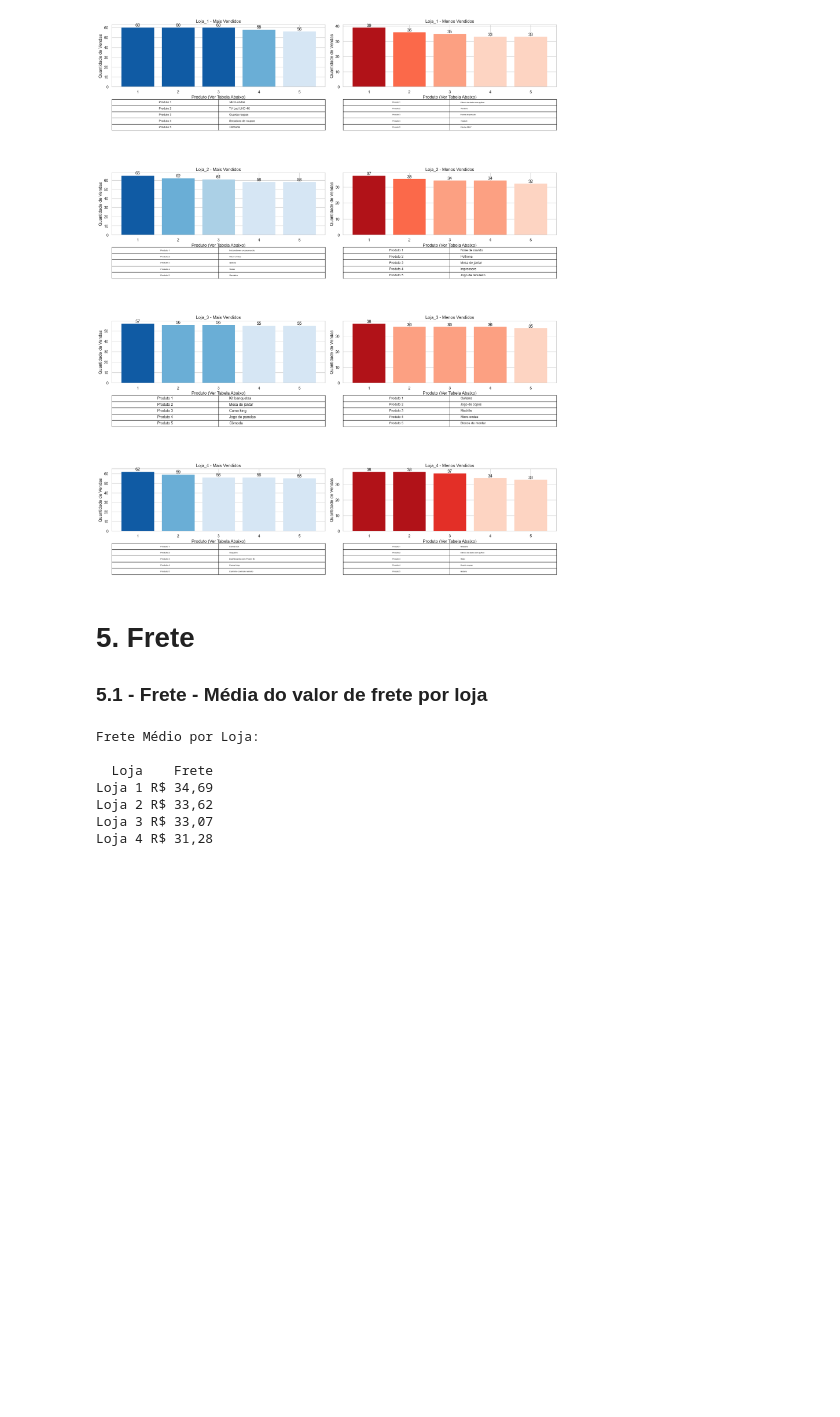
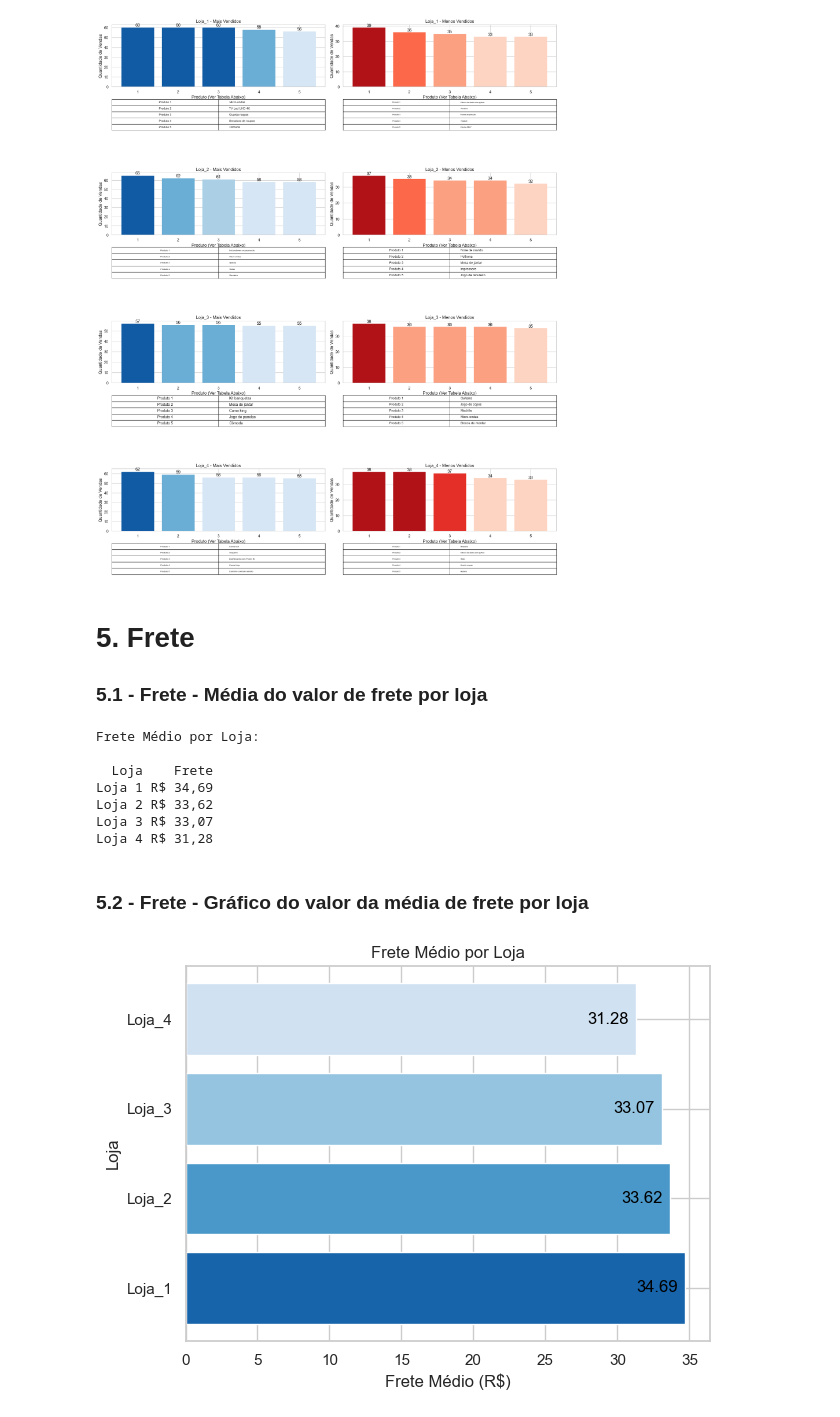
Before and after one commit to JCrpa/curso3_python_data_science_challenge_alura-store_github, a Jupyter notebook: AluraStoreBr.ipynb, the cells around one changed output. Saved outputs shown, nothing was run; the diff lists cells and outputs as text; code cells hidden in the pictures; blank space fills up the shorter version.

Commit message:
implementar o grafico do valor da média de frete por loja

```diff
--- a/AluraStoreBr.ipynb
+++ b/AluraStoreBr.ipynb
@@ -1860,3 +1860,62 @@ Loja 1 R$ 34,69
 Loja 2 R$ 33,62
 Loja 3 R$ 33,07
 Loja 4 R$ 31,28
+# %% [markdown]
+### 5.2 - Frete - Gráfico do valor da média de frete por loja
+# %%
+import pandas as pd
+import matplotlib.pyplot as plt
+import seaborn as sns
+import os
+import numpy as np
+
+# Define o caminho base para os arquivos
+caminho_base = "./base-de-dados-challenge-1/"
+arquivos_lojas = ['loja_1.csv', 'loja_2.csv', 'loja_3.csv', 'loja_4.csv']
+
+# Lista para armazenar os DataFrames de cada loja
+lista_tabelas = []
+
+# Loop para ler cada arquivo e adicionar a tabela à lista
+for arquivo in arquivos_lojas:
+    caminho_completo = os.path.join(caminho_base, arquivo)
+    df_loja = pd.read_csv(caminho_completo)
+    nome_loja = arquivo.split('.')[0].capitalize()
+    df_loja['Loja'] = nome_loja
+    lista_tabelas.append(df_loja)
+
+# Concatena todas as tabelas em uma única tabela chamada 'lojas_df'
+lojas_df = pd.concat(lista_tabelas, ignore_index=True)
+
+# Correção: Use o nome correto da coluna de frete aqui
+nome_coluna_frete_correto = 'Nome_da_Coluna_de_Frete' # Substitua pelo nome correto
+
+# Calcula o frete médio por loja
+frete_medio_por_loja = lojas_df.groupby('Loja')['Frete'].mean().sort_values()
+
+# Extrai os nomes das lojas e os valores do frete médio
+lojas = frete_medio_por_loja.index
+frete_medio = frete_medio_por_loja.values
+
+# Cria o gráfico de barras horizontais
+plt.barh(lojas, frete_medio, color=sns.color_palette('Blues', n_colors=len(lojas)))
+
+# Adiciona rótulos e título
+plt.xlabel('Frete Médio (R$)')
+plt.ylabel('Loja')
+plt.title('Frete Médio por Loja')
+
+# Adiciona os valores na porção interna das barras, alinhados à direita
+for i, v in enumerate(frete_medio):
+    plt.text(v - 0.5, i, f'{v:.2f}', va='center', color='black', ha='right')
+
+# Inverte o eixo y para mostrar a Loja 1 no topo (opcional, mas pode ser intuitivo)
+plt.gca().invert_yaxis()
+
+# Ajusta o layout para evitar cortes
+plt.tight_layout()
+
+# Exibe o gráfico
+plt.show()
+# %% [output]
+[figure, added]
```
